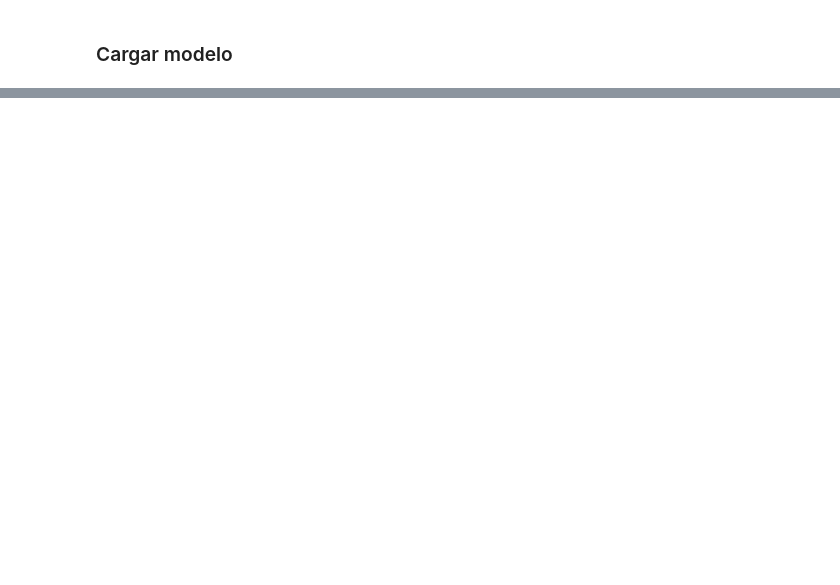
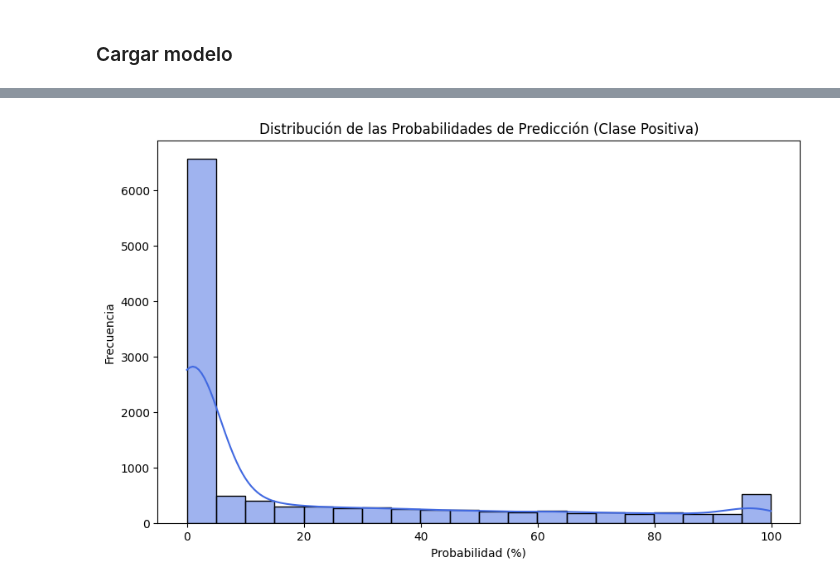
Before and after one commit to alejandromtnz/Purchase-Propensity-Model, a Jupyter notebook: main.ipynb, the cells around one changed output, grey strips where cells are left out. Drawn from its saved outputs; the diff is of its cells as text; code cells hidden in the pictures; blank space fills up the shorter version.

```diff
--- a/main.ipynb
+++ b/main.ipynb
@@ -447,5 +286,7 @@ dtype: object
+# %%
+data = data.drop(columns=['CODE'])
 # %% [markdown]
 ### Cargar modelo
 # %%
 # Cargar el modelo guardado
-model_gb_loaded = joblib.load('modelo_gb_entrenado.pkl')
+model_gb_loaded = joblib.load('src/modelo/modelo_gb_entrenado.pkl')
@@ -545,0 +295,13 @@ plt.show()
+# %%
+# Hacer las predicciones con el modelo
+pred_probs = model_gb_loaded.predict_proba(data)
+
+# Mostrar las predicciones en porcentaje
+pred_probs_percent = pred_probs * 100
+
+# Mostrar los datos junto con las predicciones en el notebook
+data['Predicciones (%)'] = pred_probs_percent[:, 1]  # Si el modelo tiene 2 clases, las probabilidades para la clase positiva
+
+# Mostrar el dataframe con las predicciones
+import pandas as pd
+data.head()  # Muestra las primeras filas con las predicciones
@@ -545,0 +316,17 @@ plt.show()
+# %%
+import matplotlib.pyplot as plt
+import seaborn as sns
+
+# Crear un histograma con una curva de densidad
+plt.figure(figsize=(10, 6))
+sns.histplot(pred_probs_percent[:, 1], kde=True, color='royalblue', bins=20)
+
+# Configurar etiquetas y título
+plt.xlabel('Probabilidad (%)')
+plt.ylabel('Frecuencia')
+plt.title('Distribución de las Probabilidades de Predicción (Clase Positiva)')
+
+# Mostrar la gráfica
+plt.show()
+# %% [output]
+[figure, added]
```
Also changed, not shown: parts of 26 cells of this notebook, 1 other file.
